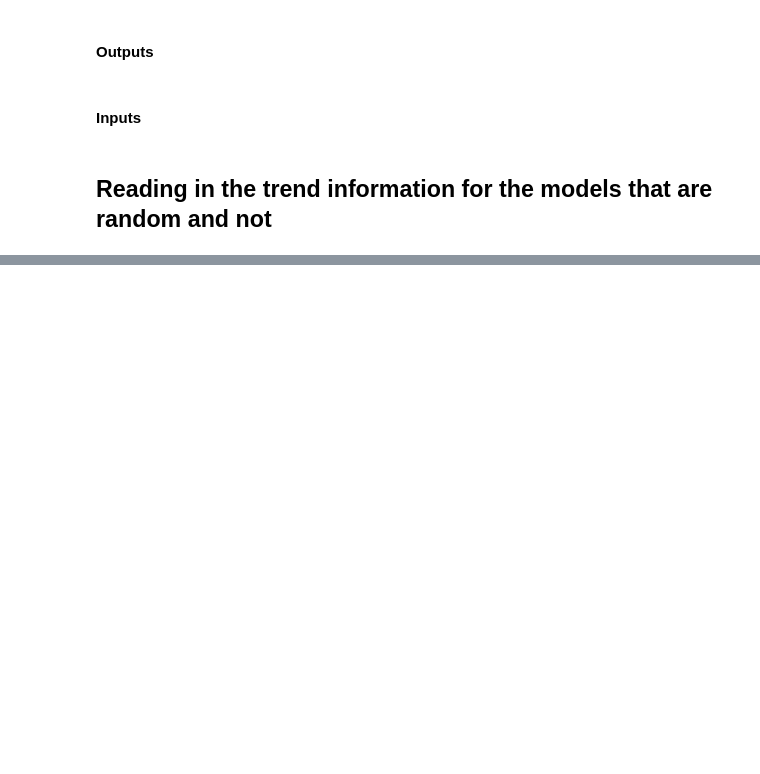
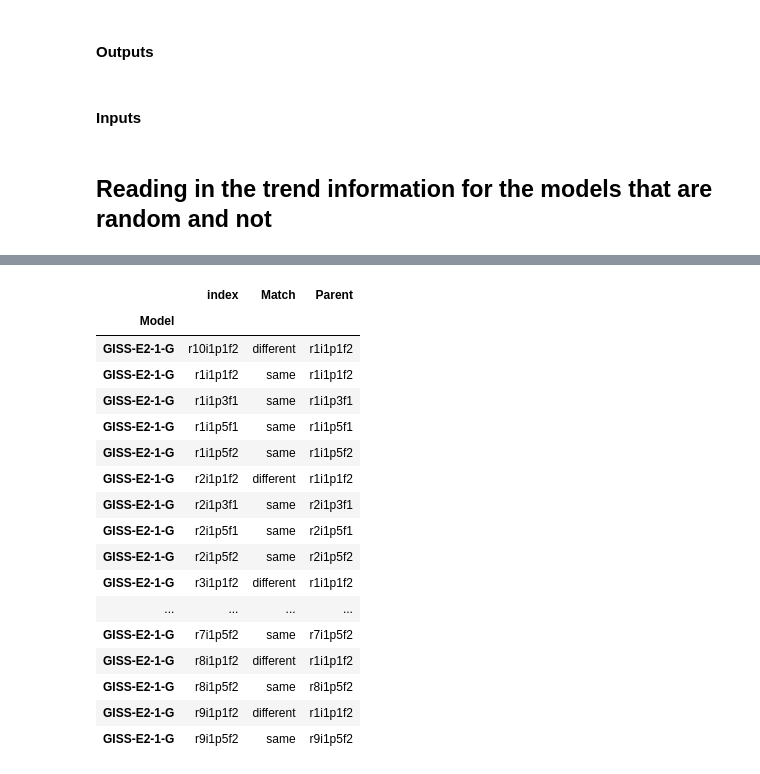
Before and after one commit to hanbyrne1995/gradient_project, a Jupyter notebook: 0320_Random_NonRandom_Triangles.ipynb, the cells around one changed output, grey strips where cells are left out. Drawn from its saved outputs; the diff is of its cells as text; code cells hidden in the pictures; blank space fills up the shorter version.

```diff
--- a/0320_Random_NonRandom_Triangles.ipynb
+++ b/0320_Random_NonRandom_Triangles.ipynb
@@ -206,0 +516,21 @@ for i, fig in enumerate(plt.get_fignums()):
+# %%
+dfModel
+# %% [output]
+|  | index | Match | Parent |
+| Model |  |  |  |
+| GISS-E2-1-G | r10i1p1f2 | different | r1i1p1f2 |
+| GISS-E2-1-G | r1i1p1f2 | same | r1i1p1f2 |
+| GISS-E2-1-G | r1i1p3f1 | same | r1i1p3f1 |
+| GISS-E2-1-G | r1i1p5f1 | same | r1i1p5f1 |
+| GISS-E2-1-G | r1i1p5f2 | same | r1i1p5f2 |
+| GISS-E2-1-G | r2i1p1f2 | different | r1i1p1f2 |
+| GISS-E2-1-G | r2i1p3f1 | same | r2i1p3f1 |
+| GISS-E2-1-G | r2i1p5f1 | same | r2i1p5f1 |
+| GISS-E2-1-G | r2i1p5f2 | same | r2i1p5f2 |
+| GISS-E2-1-G | r3i1p1f2 | different | r1i1p1f2 |
+| ... | ... | ... | ... |
+| GISS-E2-1-G | r7i1p5f2 | same | r7i1p5f2 |
+| GISS-E2-1-G | r8i1p1f2 | different | r1i1p1f2 |
+| GISS-E2-1-G | r8i1p5f2 | same | r8i1p5f2 |
+| GISS-E2-1-G | r9i1p1f2 | different | r1i1p1f2 |
+| GISS-E2-1-G | r9i1p5f2 | same | r9i1p5f2 |
```
Also changed, not shown: parts of 20 cells of this notebook.
